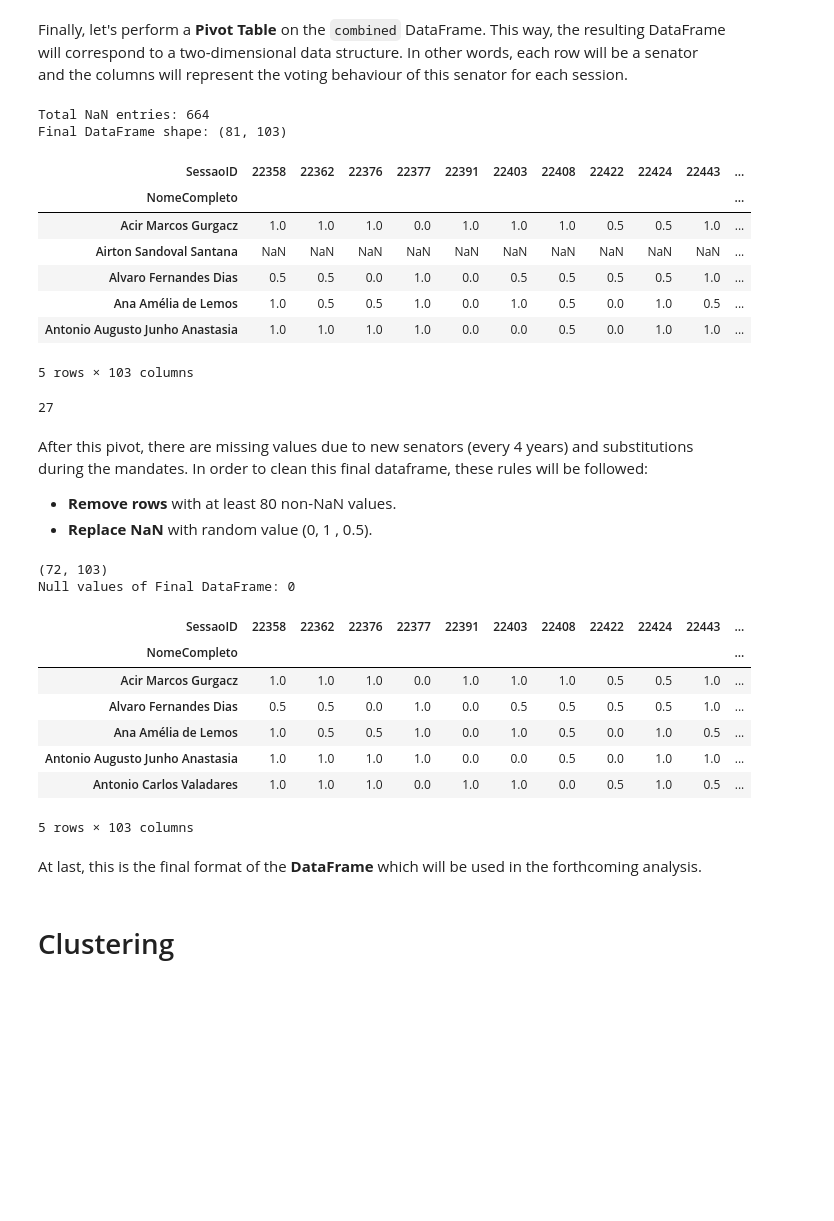
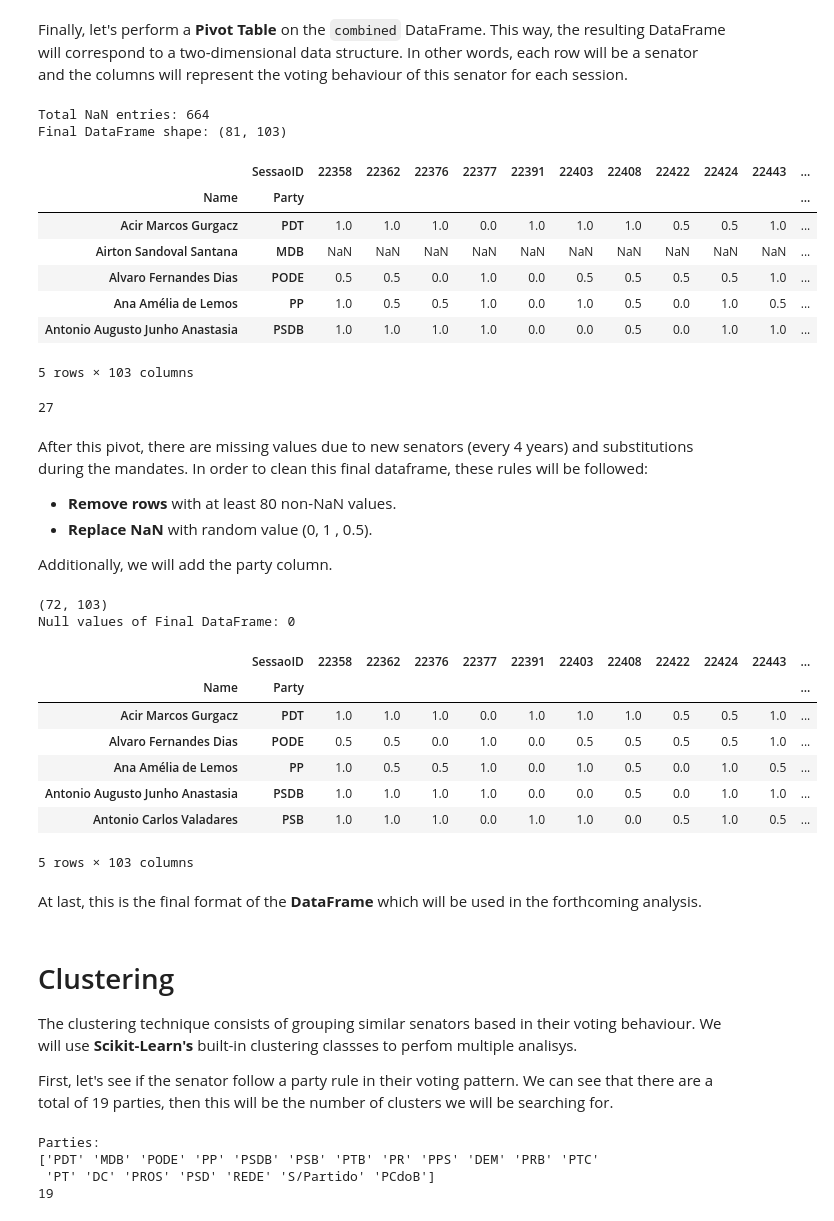
Before and after one commit to Fernandohf/Partido-para-que, a Jupyter notebook: Partido_para_que.ipynb, the cells around one changed output. Drawn from its saved outputs; the diff is of its cells as text; code cells hidden in the pictures; blank space fills up the shorter version.

```diff
--- a/Partido_para_que.ipynb
+++ b/Partido_para_que.ipynb
@@ -168,21 +167,22 @@ Finally, let's perform a **Pivot Table** on the `combined` DataFrame. This way,
 # %%
 # Selected columns from combined
 cols = ['SessaoID', 'Voto', 'NomeCompleto', 'PartidoSigla']
 combined_reduced = combined[cols]
-pivot = pd.pivot_table(combined_reduced, values='Voto', index='NomeCompleto', columns='SessaoID')
+pivot = pd.pivot_table(combined_reduced, values='Voto', index=['NomeCompleto', 'PartidoSigla'], columns=['SessaoID'])
 print('Total NaN entries: ' + str(pivot.isnull().sum().sum()))
 print('Final DataFrame shape: ' + str(pivot.shape))
+pivot.index.names = ['Name', 'Party']
 pivot.head()
 # %% [output]
 Total NaN entries: 664
 Final DataFrame shape: (81, 103)
-| SessaoID | 22358 | 22362 | 22376 | 22377 | 22391 | 22403 | 22408 | 22422 | 22424 | 22443 | ... |
-| NomeCompleto |  |  |  |  |  |  |  |  |  |  | ... |
-| Acir Marcos Gurgacz | 1.0 | 1.0 | 1.0 | 0.0 | 1.0 | 1.0 | 1.0 | 0.5 | 0.5 | 1.0 | ... |
-| Airton Sandoval Santana | NaN | NaN | NaN | NaN | NaN | NaN | NaN | NaN | NaN | NaN | ... |
-| Alvaro Fernandes Dias | 0.5 | 0.5 | 0.0 | 1.0 | 0.0 | 0.5 | 0.5 | 0.5 | 0.5 | 1.0 | ... |
-| Ana Amélia de Lemos | 1.0 | 0.5 | 0.5 | 1.0 | 0.0 | 1.0 | 0.5 | 0.0 | 1.0 | 0.5 | ... |
-| Antonio Augusto Junho Anastasia | 1.0 | 1.0 | 1.0 | 1.0 | 0.0 | 0.0 | 0.5 | 0.0 | 1.0 | 1.0 | ... |
+|  | SessaoID | 22358 | 22362 | 22376 | 22377 | 22391 | 22403 | 22408 | 22422 | 22424 | 22443 | ... |
+| Name | Party |  |  |  |  |  |  |  |  |  |  | ... |
+| Acir Marcos Gurgacz | PDT | 1.0 | 1.0 | 1.0 | 0.0 | 1.0 | 1.0 | 1.0 | 0.5 | 0.5 | 1.0 | ... |
+| Airton Sandoval Santana | MDB | NaN | NaN | NaN | NaN | NaN | NaN | NaN | NaN | NaN | NaN | ... |
+| Alvaro Fernandes Dias | PODE | 0.5 | 0.5 | 0.0 | 1.0 | 0.0 | 0.5 | 0.5 | 0.5 | 0.5 | 1.0 | ... |
+| Ana Amélia de Lemos | PP | 1.0 | 0.5 | 0.5 | 1.0 | 0.0 | 1.0 | 0.5 | 0.0 | 1.0 | 0.5 | ... |
+| Antonio Augusto Junho Anastasia | PSDB | 1.0 | 1.0 | 1.0 | 1.0 | 0.0 | 0.0 | 0.5 | 0.0 | 1.0 | 1.0 | ... |
 5 rows × 103 columns
 # %%
 # Rows with missing values
@@ -193,6 +193,8 @@ pivot.isnull().sum(axis=1).astype(bool).sum()
 After this pivot, there are missing values due to new senators (every 4 years) and substitutions during the mandates. In order to clean this final dataframe, these rules will be followed:
  - **Remove rows** with at least 80 non-NaN values.
  - **Replace NaN** with random value (0, 1 , 0.5).
+
+ Additionally, we will add the party column.
 # %%
 # Drop rows with at least 10 missing values
 dropped = pivot.dropna(axis=0, thresh=80)
@@ -201,22 +203,33 @@ print(dropped.shape)
 # Fill remaining NaN
 np.random.seed(42)
 final = dropped.fillna(np.random.choice([0., .5, 1.]))
-
 # Check for inconsitensy
 print("Null values of Final DataFrame: " + str(final.isnull().sum().sum()))
 final.head()
 # %% [output]
 (72, 103)
 Null values of Final DataFrame: 0
-| SessaoID | 22358 | 22362 | 22376 | 22377 | 22391 | 22403 | 22408 | 22422 | 22424 | 22443 | ... |
-| NomeCompleto |  |  |  |  |  |  |  |  |  |  | ... |
-| Acir Marcos Gurgacz | 1.0 | 1.0 | 1.0 | 0.0 | 1.0 | 1.0 | 1.0 | 0.5 | 0.5 | 1.0 | ... |
-| Alvaro Fernandes Dias | 0.5 | 0.5 | 0.0 | 1.0 | 0.0 | 0.5 | 0.5 | 0.5 | 0.5 | 1.0 | ... |
-| Ana Amélia de Lemos | 1.0 | 0.5 | 0.5 | 1.0 | 0.0 | 1.0 | 0.5 | 0.0 | 1.0 | 0.5 | ... |
-| Antonio Augusto Junho Anastasia | 1.0 | 1.0 | 1.0 | 1.0 | 0.0 | 0.0 | 0.5 | 0.0 | 1.0 | 1.0 | ... |
-| Antonio Carlos Valadares | 1.0 | 1.0 | 1.0 | 0.0 | 1.0 | 1.0 | 0.0 | 0.5 | 1.0 | 0.5 | ... |
+|  | SessaoID | 22358 | 22362 | 22376 | 22377 | 22391 | 22403 | 22408 | 22422 | 22424 | 22443 | ... |
+| Name | Party |  |  |  |  |  |  |  |  |  |  | ... |
+| Acir Marcos Gurgacz | PDT | 1.0 | 1.0 | 1.0 | 0.0 | 1.0 | 1.0 | 1.0 | 0.5 | 0.5 | 1.0 | ... |
+| Alvaro Fernandes Dias | PODE | 0.5 | 0.5 | 0.0 | 1.0 | 0.0 | 0.5 | 0.5 | 0.5 | 0.5 | 1.0 | ... |
+| Ana Amélia de Lemos | PP | 1.0 | 0.5 | 0.5 | 1.0 | 0.0 | 1.0 | 0.5 | 0.0 | 1.0 | 0.5 | ... |
+| Antonio Augusto Junho Anastasia | PSDB | 1.0 | 1.0 | 1.0 | 1.0 | 0.0 | 0.0 | 0.5 | 0.0 | 1.0 | 1.0 | ... |
+| Antonio Carlos Valadares | PSB | 1.0 | 1.0 | 1.0 | 0.0 | 1.0 | 1.0 | 0.0 | 0.5 | 1.0 | 0.5 | ... |
 5 rows × 103 columns
 # %% [markdown]
 At last, this is the final format of the **DataFrame** which will be used in the forthcoming analysis.
-# %% [markdown]
-# Clustering
+# %% [markdown]
+# Clustering
+The clustering technique consists of grouping similar senators based in their voting behaviour. We will use **Scikit-Learn's** built-in clustering classses to perfom multiple analisys.
+
+First, let's see if the senator follow a party rule in their voting pattern. We can see that there are a total of 19 parties, then this will be the number of clusters we will be searching for.
+# %%
+print("Parties: ")
+print(senators['PartidoSigla'].unique())
+print(len(senators['PartidoSigla'].unique()))
+# %% [output]
+Parties:
+['PDT' 'MDB' 'PODE' 'PP' 'PSDB' 'PSB' 'PTB' 'PR' 'PPS' 'DEM' 'PRB' 'PTC'
+ 'PT' 'DC' 'PROS' 'PSD' 'REDE' 'S/Partido' 'PCdoB']
+19
```
Also changed, not shown: parts of 5 cells of this notebook.
